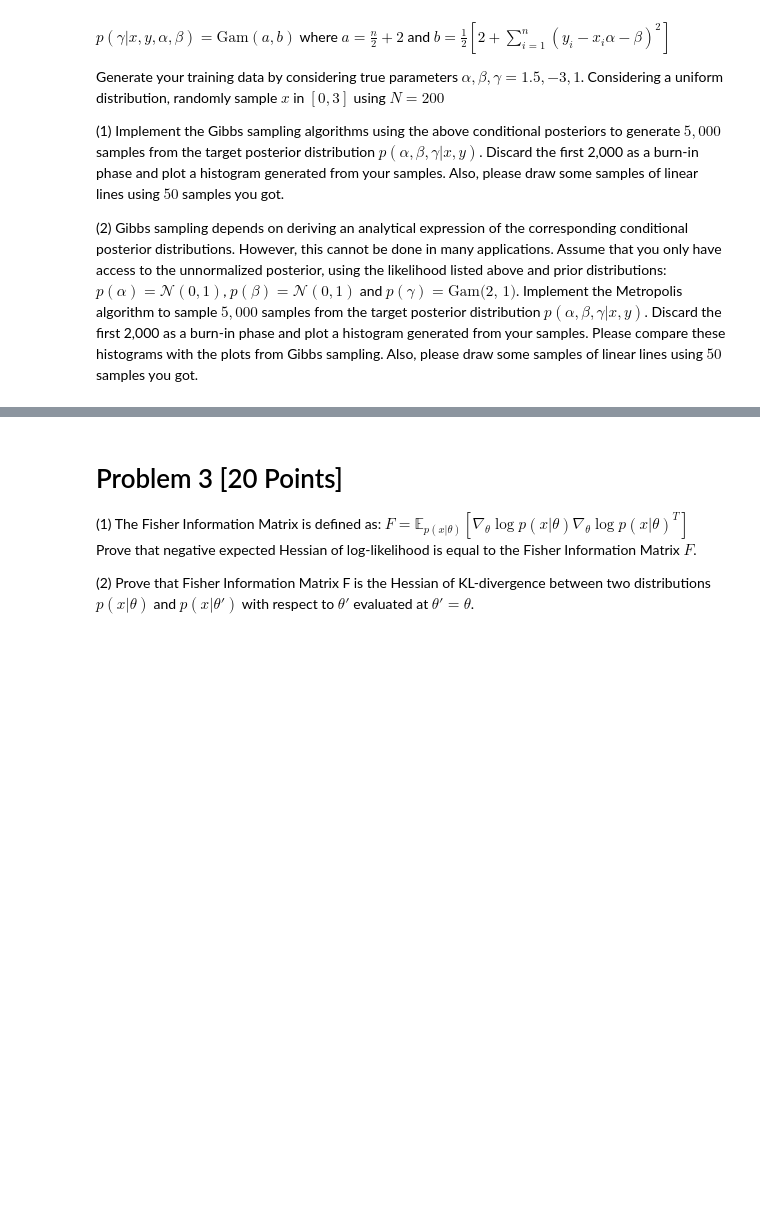
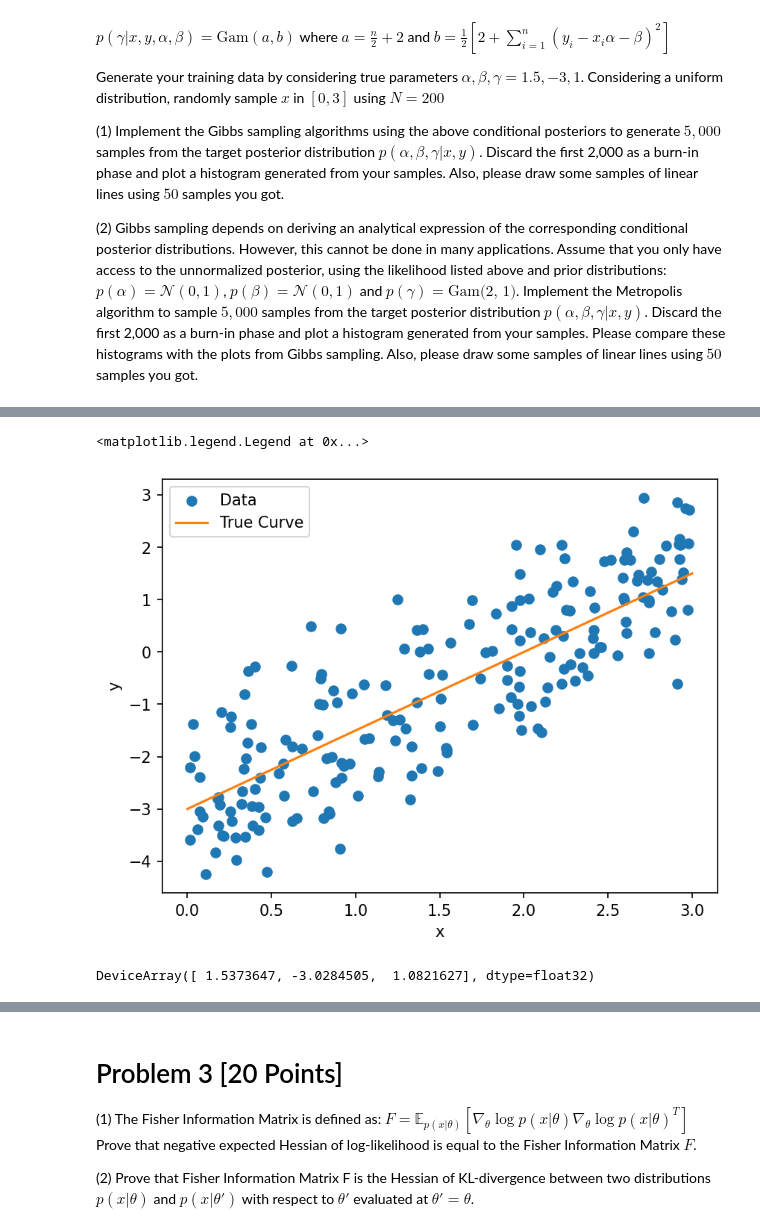
Before and after one commit to notrichardren/ENM5310, a Jupyter notebook: assignments/assn3.ipynb, the cells around one changed output, grey strips where cells are left out. Saved outputs shown, nothing was run; the diff lists cells and outputs as text; code cells hidden in the pictures; blank space fills up the shorter version.

```diff
--- a/assignments/assn3.ipynb
+++ b/assignments/assn3.ipynb
@@ -49,0 +105,17 @@ Generate your training data by considering true parameters $\alpha, \beta, \gamm
+# %%
+# True Parameters
+# This is what we are using to generate the data:
+alpha_true = 1.5
+beta_true  = -3.0
+gamma_true = 1
+
+# Bounds for the domain:
+x_min = 0
+x_max = 3
+N     = 200
+
+# Data Generation
+keys  = random.split(random.PRNGKey(1))
+xs    = random.uniform(keys[0], shape=(N,), minval=x_min, maxval=x_max)
+noise = random.normal(keys[1], shape=(N,)) / jnp.sqrt(gamma_true)
+ys    = (alpha_true * xs) + beta_true + noise
@@ -49,0 +125,14 @@ Generate your training data by considering true parameters $\alpha, \beta, \gamm
+# %%
+# Visualization
+pl.figure(dpi = 150)
+pl.scatter(xs, ys, label='Data')
+pl.plot(jnp.linspace(x_min, x_max),
+        alpha_true * jnp.linspace(x_min, x_max) + beta_true,
+        label = 'True Curve', color = 'C1'
+        )
+pl.xlabel('x')
+pl.ylabel('y')
+pl.legend()
+# %% [output]
+<matplotlib.legend.Legend at 0x...>
+[figure, added]
@@ -49,0 +168,7 @@ Generate your training data by considering true parameters $\alpha, \beta, \gamm
+# %%
+# Discounting samples from burn-in:
+par_stor = par_stor[2000:]
+# Getting mean of the samples we drew:
+par_stor.mean(0)
+# %% [output]
+DeviceArray([ 1.5373647, -3.0284505,  1.0821627], dtype=float32)
```
Also changed, not shown: parts of 24 cells of this notebook.
